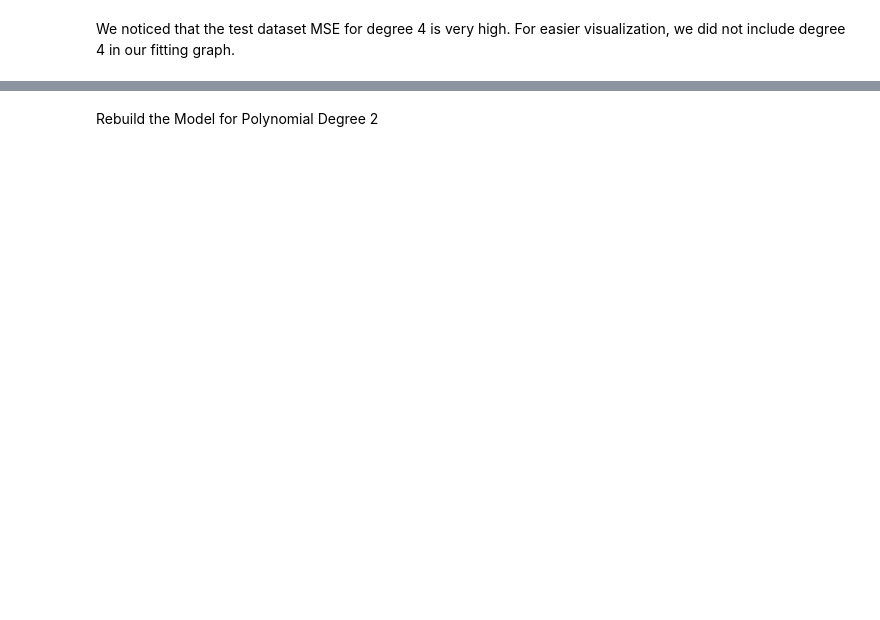
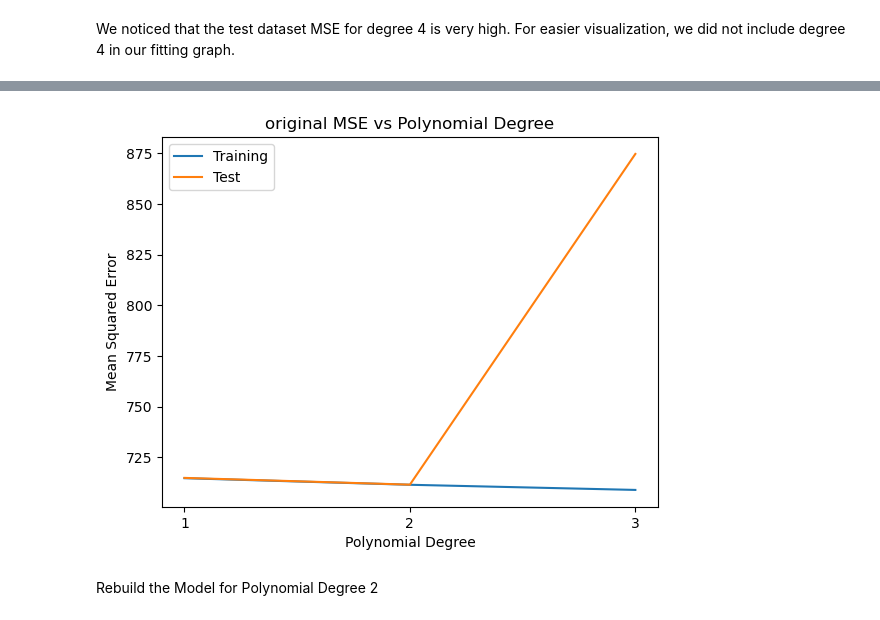
Before and after one commit to dennisliang01/CSE151A_Group_Proejct, a Jupyter notebook: 2_first_model.ipynb, the cells around one changed output, grey strips where cells are left out. Drawn from its saved outputs; the diff is of its cells as text; code cells hidden in the pictures; blank space fills up the shorter version.

```diff
--- a/2_first_model.ipynb
+++ b/2_first_model.ipynb
@@ -172,3 +178,16 @@ plt.show()
+# %%
+plt.figure()
+plt.title('original MSE vs Polynomial Degree')
+plt.plot(range(1, 4), mse_training_list_original[0:3], label='Training')
+plt.plot(range(1, 4), mse_test_list_original[0:3], label='Test')
+plt.xticks(range(1, 4))
+
+plt.xlabel('Polynomial Degree')
+plt.ylabel('Mean Squared Error')
+plt.legend()
+plt.show()
+# %% [output]
+[figure, added]
 # %% [markdown]
 Rebuild the Model for Polynomial Degree 2
 # %%
```
Also changed, not shown: parts of 5 cells of this notebook, 2 other files.
